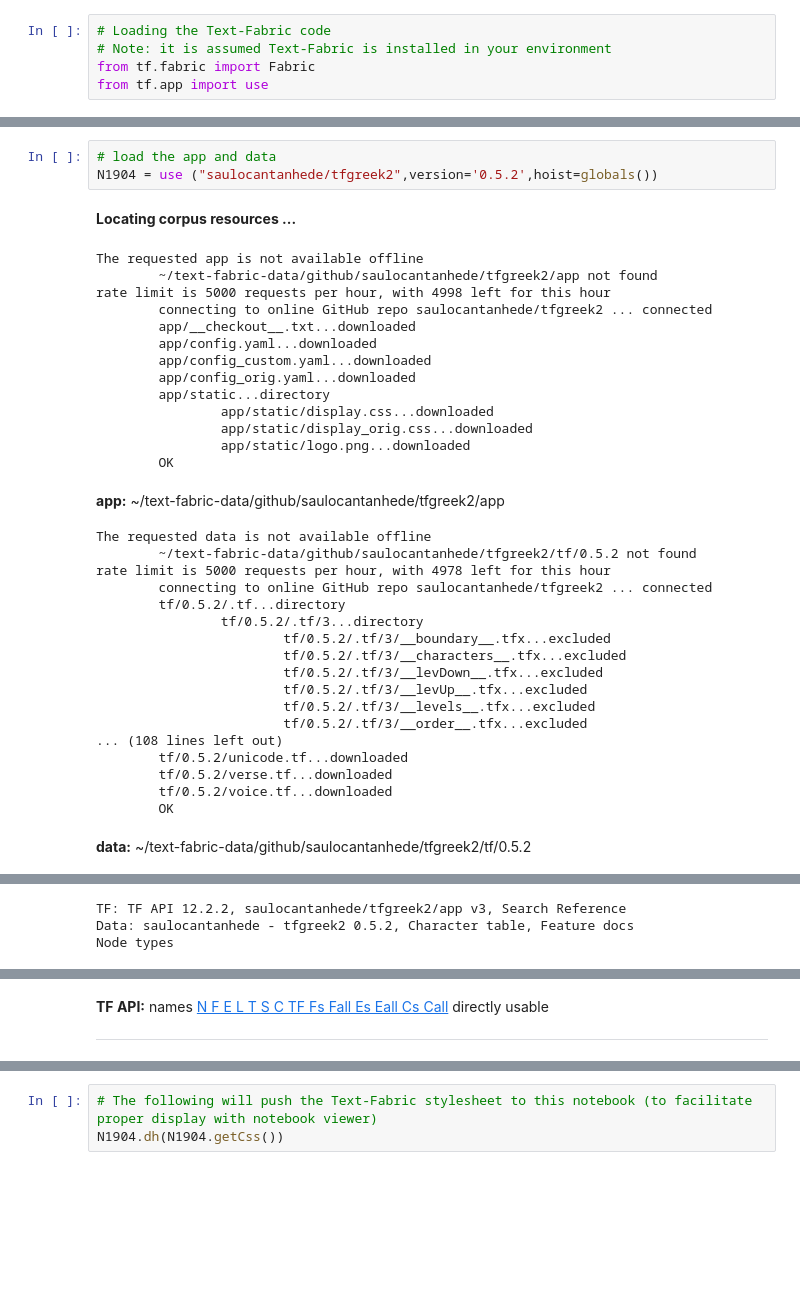
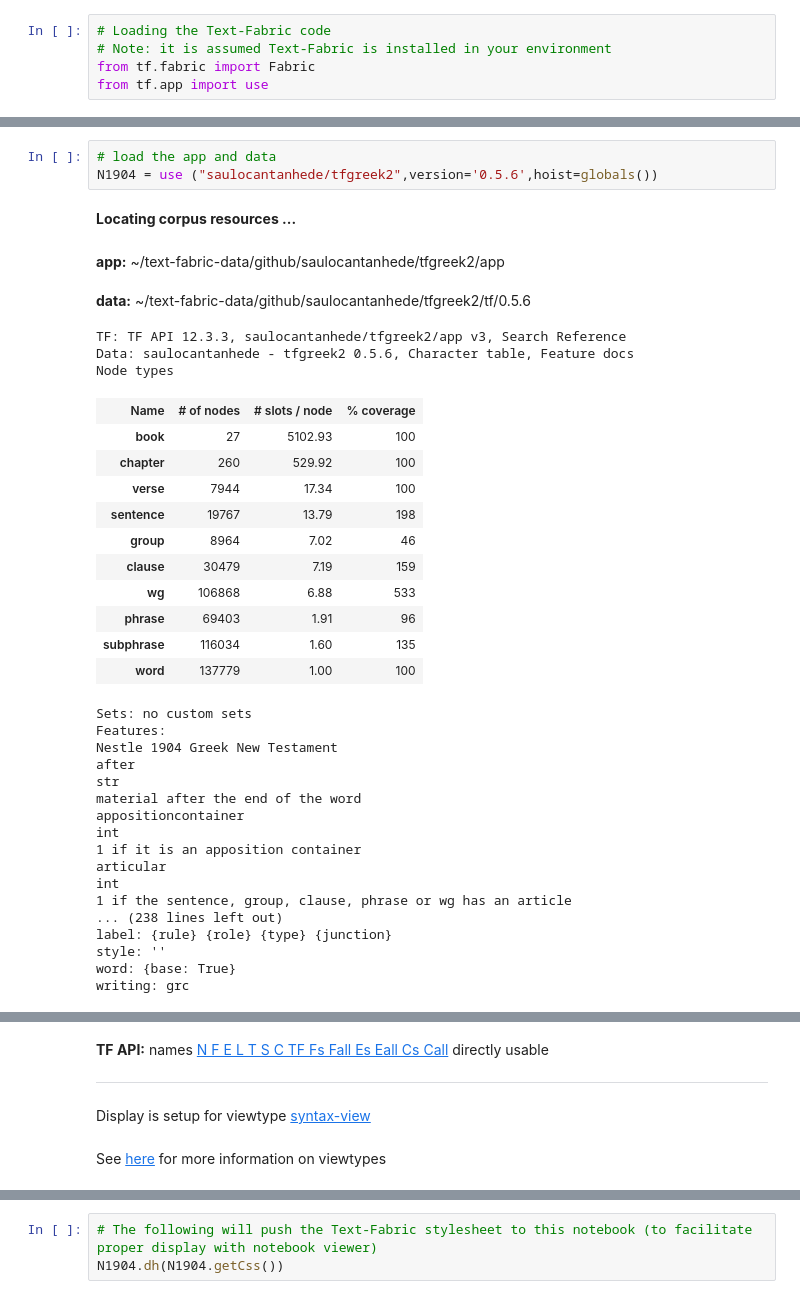
Before and after one commit to saulocantanhede/tfgreek2, a Jupyter notebook: docs/usecases/load_text_fabric.ipynb, the cells around one changed output, grey strips where cells are left out. Cells and saved outputs as stored; diff of their text form; blank space fills up the shorter version.

```diff
--- a/docs/usecases/load_text_fabric.ipynb
+++ b/docs/usecases/load_text_fabric.ipynb
@@ -85,37 +74,38 @@ The following invocation of function [`use`](https://annotation.github.io/text-f
 # %%
 # load the app and data
-N1904 = use ("saulocantanhede/tfgreek2",version='0.5.2',hoist=globals())
+N1904 = use ("saulocantanhede/tfgreek2",version='0.5.6',hoist=globals())
 # %% [output]
 **Locating corpus resources ...**
+app: ~/text-fabric-data/github/saulocantanhede/tfgreek2/app
+data: ~/text-fabric-data/github/saulocantanhede/tfgreek2/tf/0.5.6
-The requested app is not available offline
-        ~/text-fabric-data/github/saulocantanhede/tfgreek2/app not found
-rate limit is 5000 requests per hour, with 4998 left for this hour
-        connecting to online GitHub repo saulocantanhede/tfgreek2 ... connected
-        app/__checkout__.txt...downloaded
-        app/config.yaml...downloaded
-        app/config_custom.yaml...downloaded
-        app/config_orig.yaml...downloaded
-        app/static...directory
-                app/static/display.css...downloaded
-                app/static/display_orig.css...downloaded
-                app/static/logo.png...downloaded
-        OK
+TF: TF API 12.3.3, saulocantanhede/tfgreek2/app v3, Search Reference
+Data: saulocantanhede - tfgreek2 0.5.6, Character table, Feature docs
+Node types
-app: ~/text-fabric-data/github/saulocantanhede/tfgreek2/app
+| Name | # of nodes | # slots / node | % coverage |
+| book | 27 | 5102.93 | 100 |
+| chapter | 260 | 529.92 | 100 |
+| verse | 7944 | 17.34 | 100 |
+| sentence | 19767 | 13.79 | 198 |
+| group | 8964 | 7.02 | 46 |
+| clause | 30479 | 7.19 | 159 |
+| wg | 106868 | 6.88 | 533 |
+| phrase | 69403 | 1.91 | 96 |
+| subphrase | 116034 | 1.60 | 135 |
+| word | 137779 | 1.00 | 100 |
-The requested data is not available offline
-        ~/text-fabric-data/github/saulocantanhede/tfgreek2/tf/0.5.2 not found
-rate limit is 5000 requests per hour, with 4978 left for this hour
-        connecting to online GitHub repo saulocantanhede/tfgreek2 ... connected
-        tf/0.5.2/.tf...directory
-                tf/0.5.2/.tf/3...directory
-                        tf/0.5.2/.tf/3/__boundary__.tfx...excluded
-                        tf/0.5.2/.tf/3/__characters__.tfx...excluded
-                        tf/0.5.2/.tf/3/__levDown__.tfx...excluded
-                        tf/0.5.2/.tf/3/__levUp__.tfx...excluded
-                        tf/0.5.2/.tf/3/__levels__.tfx...excluded
-                        tf/0.5.2/.tf/3/__order__.tfx...excluded
-... (108 lines left out)
-        tf/0.5.2/unicode.tf...downloaded
-        tf/0.5.2/verse.tf...downloaded
-        tf/0.5.2/voice.tf...downloaded
-        OK
+Sets: no custom sets
+Features:
+Nestle 1904 Greek New Testament
+after
+str
+material after the end of the word
+appositioncontainer
+int
+1 if it is an apposition container
+articular
+int
+1 if the sentence, group, clause, phrase or wg has an article
+... (238 lines left out)
+label: {rule} {role} {type} {junction}
+style: ''
+word: {base: True}
+writing: grc
-data: ~/text-fabric-data/github/saulocantanhede/tfgreek2/tf/0.5.2
@@ -139,3 +111,0 @@ data: ~/text-fabric-data/github/saulocantanhede/tfgreek2/tf/0.5.2
-TF: TF API 12.2.2, saulocantanhede/tfgreek2/app v3, Search Reference
-Data: saulocantanhede - tfgreek2 0.5.2, Character table, Feature docs
-Node types
@@ -170 +112,3 @@ writing: ''
 TF API: names N F E L T S C TF Fs Fall Es Eall Cs Call directly usable
+Display is setup for viewtype [syntax-view](https://github.com/saulocantanhede/tfgreek2/blob/main/docs/syntax-view.md#start)
+See [here](https://github.com/saulocantanhede/tfgreek2/blob/main/docs/viewtypes.md#start) for more information on viewtypes
```
Also changed, not shown: parts of 18 cells of this notebook, 1 other file.
